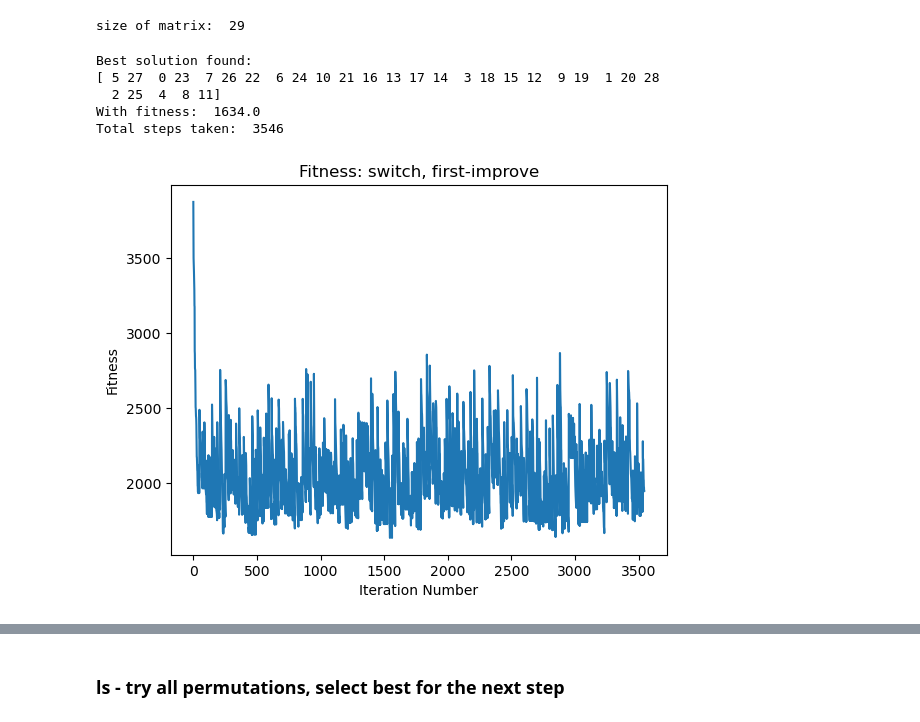
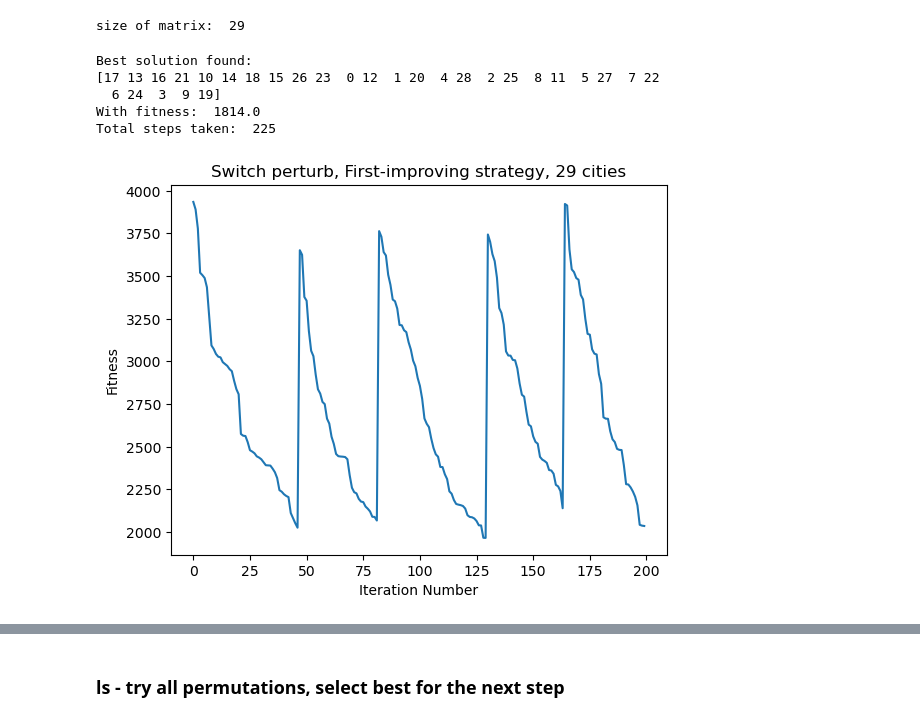
Before and after one commit to jsvobo/evo_tsp, a Jupyter notebook: main.ipynb, the cells around one changed output, grey strips where cells are left out. Saved outputs shown, nothing was run; the diff lists cells and outputs as text; code cells hidden in the pictures.

```diff
--- a/main.ipynb
+++ b/main.ipynb
@@ -39,10 +57,8 @@ init_fn = better_init_wrapper(size=n, dist_matrix=distance_matrix)
 #           random_init_wrapper(size=n)
 #           better_init_wrapper(size=n,dist_matrix = distance_matrix)
 
-# names for plt
-name_perturb = "switch"
-name_ls = "first-improve"
-max_evals = 1_000_000
+
+max_evals = 10_000
 # %%
 # inits
 fitness = fitness_wrapper(distance_matrix)
@@ -62,20 +78,20 @@ history = results["history"]
 utils.print_results(results)
 # %% [output]
 Best solution found:
-[ 5 27  0 23  7 26 22  6 24 10 21 16 13 17 14  3 18 15 12  9 19  1 20 28
-  2 25  4  8 11]
-With fitness:  1634.0
-Total steps taken:  3546
+[17 13 16 21 10 14 18 15 26 23  0 12  1 20  4 28  2 25  8 11  5 27  7 22
+  6 24  3  9 19]
+With fitness:  1814.0
+Total steps taken:  225
 # %%
 fitness = [iteration["fitness"] for iteration in history]
 utils.simple_graph(
     fitness,
     "Iteration Number",
     "Fitness",
-    f"Fitness: {name_perturb}, {name_ls}",
+    f"Switch perturb, First-improving strategy, {n} cities",
 )
 # %% [output]
-[figure, old version]
+[figure, new version]
 # %%
 tries = [iteration["local_evals"] for iteration in history]
 utils.simple_graph(
```
Also changed, not shown: parts of 4 cells of this notebook, 5 other files.
